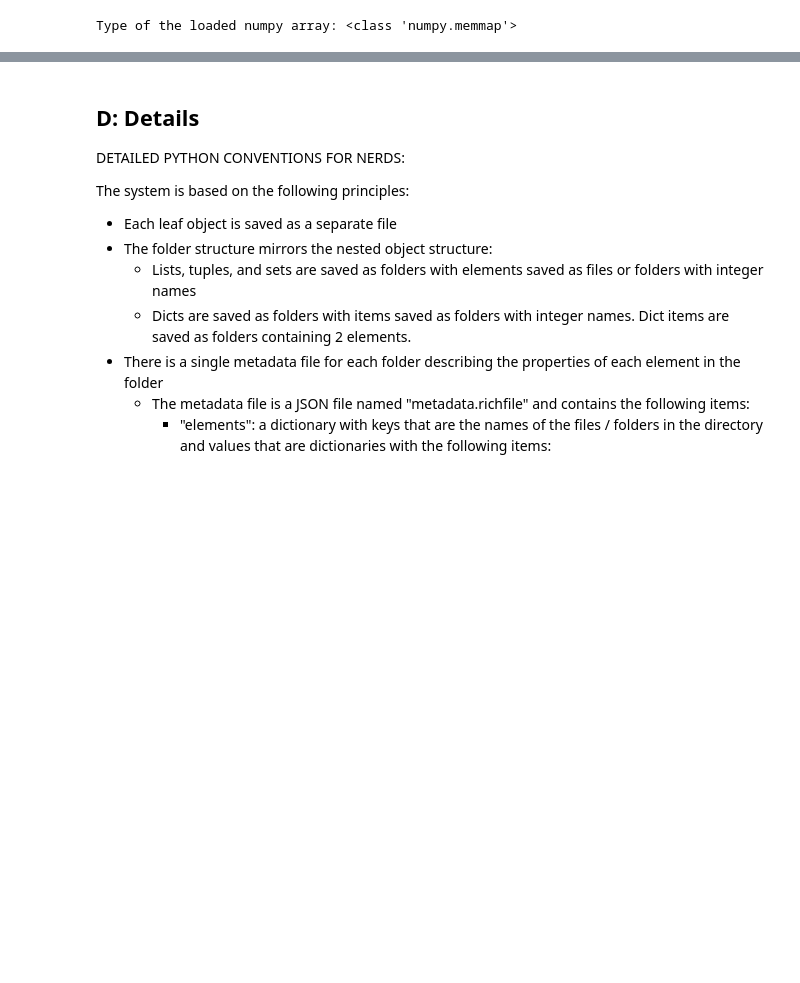
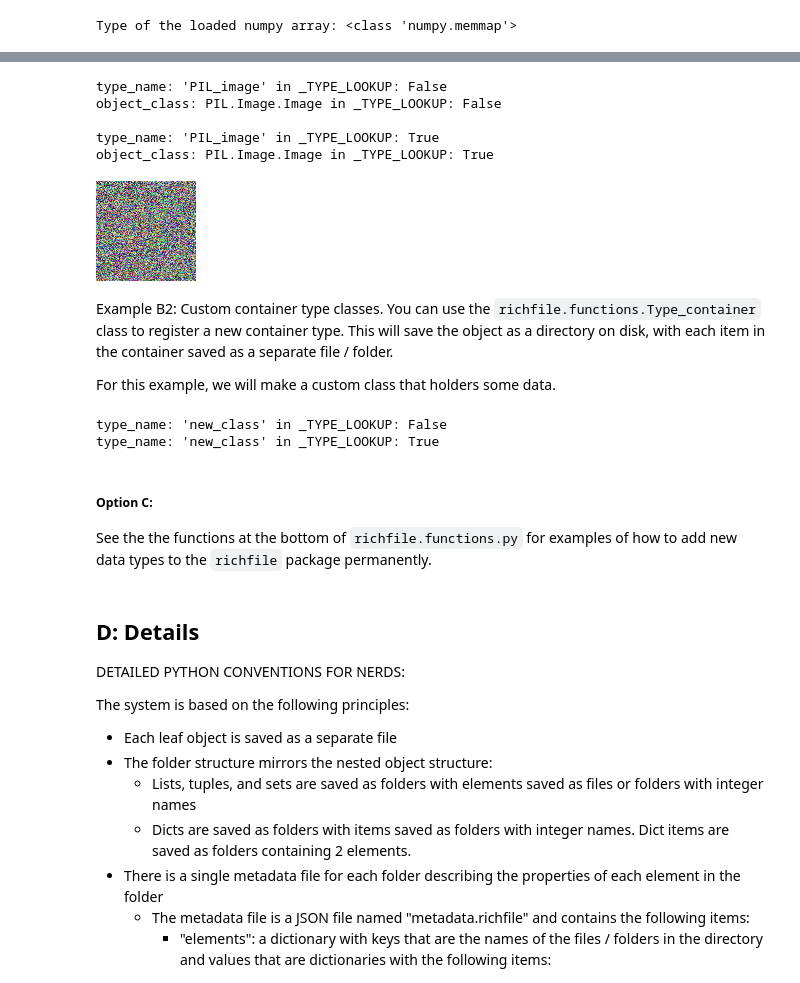
Before and after one commit to RichieHakim/richfile, a Jupyter notebook: demo_notebook.ipynb, the cells around one changed output, grey strips where cells are left out. Drawn from its saved outputs; the diff is of its cells as text; code cells hidden in the pictures; blank space fills up the shorter version.

Commit message:
CHANGES: New version. Big changes. Finished demo_notebook for now.

```diff
--- a/demo_notebook.ipynb
+++ b/demo_notebook.ipynb
@@ -298,0 +346,55 @@ RichFileHandler(path=/home/rich/Desktop/test4/data_sparse.richfile, check=True),
+# %%
+## Note that there is no type available with 'type_name'='PIL_image' or with 'object_class'=PIL.Image.Image
+print(f"type_name: 'PIL_image' in _TYPE_LOOKUP: {any([t['type_name']=='PIL_image' for t in rf.functions._TYPE_LOOKUP])}")
+print(f"object_class: PIL.Image.Image in _TYPE_LOOKUP: {any([t['object_class']==PIL.Image.Image for t in rf.functions._TYPE_LOOKUP])}")
+print('')
+
+## Make loading and saving functions for the PIL.Image.Image objects
+def load_PIL_imag_png(path, **kwargs):
+    import PIL.Image
+    return PIL.Image.open(path)
+def save_PIL_imag_png(obj, path, **kwargs):
+    with open(path, 'wb') as f:
+        obj.save(f, format='PNG')
+
+## Make a custom object class that we want to be able to save / load
+rf.functions.register_type(
+    type_name="PIL_image",
+    function_load=load_PIL_imag_png,
+    function_save=save_PIL_imag_png,
+    object_class=PIL.Image.Image,
+    suffix="png",
+    library="PIL",
+    versions_supported=[">6", "<12"],
+)
+
+## Now see that the new type is available
+print(f"type_name: 'PIL_image' in _TYPE_LOOKUP: {any([t['type_name']=='PIL_image' for t in rf.functions._TYPE_LOOKUP])}")
+print(f"object_class: PIL.Image.Image in _TYPE_LOOKUP: {any([t['object_class']==PIL.Image.Image for t in rf.functions._TYPE_LOOKUP])}")
+# %% [output]
+type_name: 'PIL_image' in _TYPE_LOOKUP: False
+object_class: PIL.Image.Image in _TYPE_LOOKUP: False
+
+type_name: 'PIL_image' in _TYPE_LOOKUP: True
+object_class: PIL.Image.Image in _TYPE_LOOKUP: True
+# %%
+## Now save the image to a richfile
+path_image = '/home/rich/Desktop/test4/data_image.richfile'
+
+## Initialize a new RichFile object and save the image
+r = rf.RichFile(path=path_image).save(obj=data_image, overwrite=True)
+
+## Load the image from the richfile
+data_image2 = rf.RichFile(path=path_image).load()
+
+## Check for equality
+assert np.allclose(np.array(data_image['some_image_rgb']), np.array(data_image2['some_image_rgb']))
+
+## Look at the image
+data_image2['some_image_rgb']
+# %% [output]
+[figure, added]
+# %% [markdown]
+Example B2: Custom container type classes. You can use the `richfile.functions.Type_container` class to register a new container type. This will save the object as a directory on disk, with each item in the container saved as a separate file / folder.
+
+For this example, we will make a custom class that holders some data.
@@ -299,3 +446,27 @@ RichFileHandler(path=/home/rich/Desktop/test4/data_sparse.richfile, check=True),
+# %%
+## We could also register the new type globally
+### Check if it is there already
+print(f"type_name: 'new_class' in _TYPE_LOOKUP: {any([t['type_name']=='new_class' for t in rf.functions._TYPE_LOOKUP])}")
+data_type.register_type()
+### Check if it is there now
+print(f"type_name: 'new_class' in _TYPE_LOOKUP: {any([t['type_name']=='new_class' for t in rf.functions._TYPE_LOOKUP])}")
+
+## We can now save and load the object without registering the type first
+path_new_class2 = '/home/rich/Desktop/test4/data_new_class2.richfile'
+rf.RichFile(path=path_new_class2).save(obj=d, overwrite=True)
+d3 = rf.RichFile(path=path_new_class2).load()
+
+## Check for equality
+assert d.data == d3.data
+assert d.more_data == d3.more_data
+assert d.even_more_data == d3.even_more_data
+# %% [output]
+type_name: 'new_class' in _TYPE_LOOKUP: False
+type_name: 'new_class' in _TYPE_LOOKUP: True
+# %% [markdown]
+##### **Option C:**
+
+See the the functions at the bottom of `richfile.functions.py` for examples of how to add new data types to the `richfile` package permanently.
 # %% [markdown]
 ## D: Details
 DETAILED PYTHON CONVENTIONS FOR NERDS:
```
Also changed, not shown: parts of 18 cells of this notebook, 6 other files.
